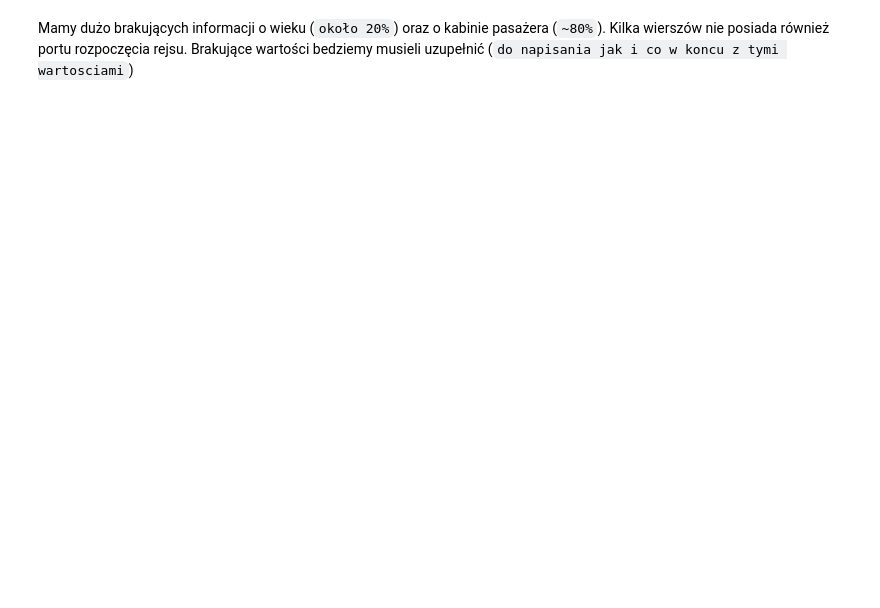
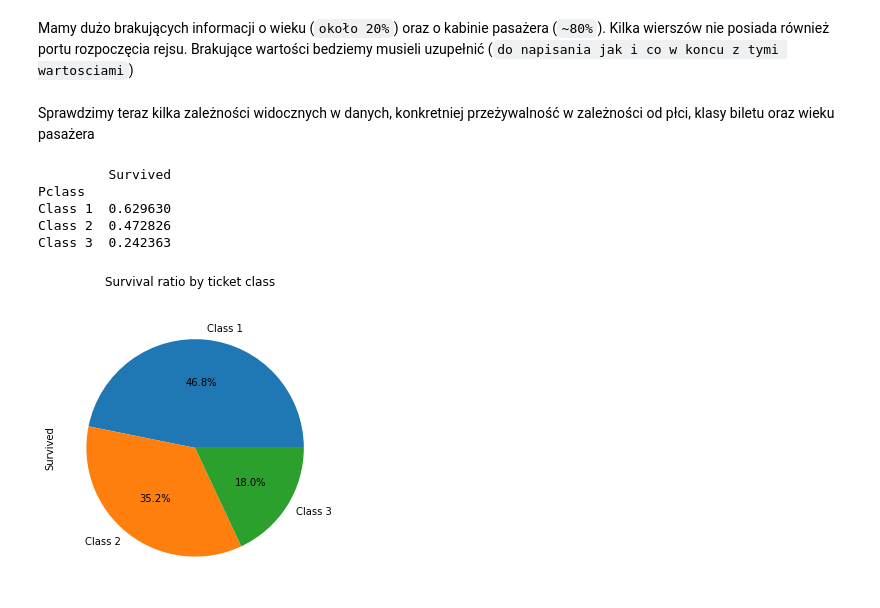
Before and after one commit to Physalium/PUMTitanic, a Jupyter notebook: titanicML.ipynb, the cells around one changed output. Cells and saved outputs as stored; diff of their text form; code cells hidden in the pictures; blank space fills up the shorter version.

```diff
--- a/titanicML.ipynb
+++ b/titanicML.ipynb
@@ -106,3 +114,21 @@ train_df.describe(include = 'all')
 # %% [markdown]
 Mamy dużo brakujących informacji o wieku (`około 20%`) oraz o kabinie pasażera (`~80%`). Kilka wierszów nie posiada również portu rozpoczęcia rejsu.
 Brakujące wartości bedziemy musieli uzupełnić (`do napisania jak i co w koncu z tymi wartosciami`)
+# %% [markdown]
+Sprawdzimy teraz kilka zależności widocznych w danych, konkretniej przeżywalność w zależności od płci, klasy biletu oraz wieku pasażera
+# %%
+
+
+sex_to_survival=train_df[['Pclass', 'Survived']].groupby(['Pclass'], as_index=True).mean()
+sex_to_survival=sex_to_survival.rename(index={1:'Class 1',2:"Class 2",3:"Class 3"})
+print(sex_to_survival)
+
+
+plot=sex_to_survival.plot.pie(subplots=True, figsize=(5, 5),autopct='%1.1f%%',legend=False,title="Survival ratio by ticket class")
+# %% [output]
+         Survived
+Pclass
+Class 1  0.629630
+Class 2  0.472826
+Class 3  0.242363
+[figure, added]
```
Also changed, not shown: parts of 2 cells of this notebook.
